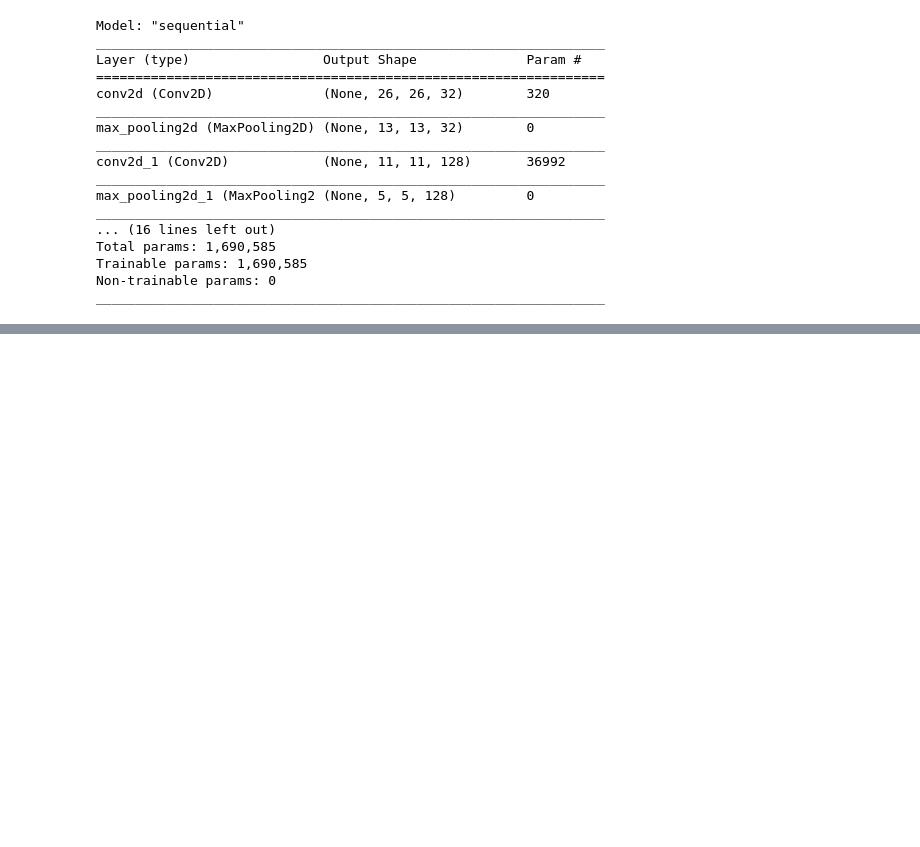
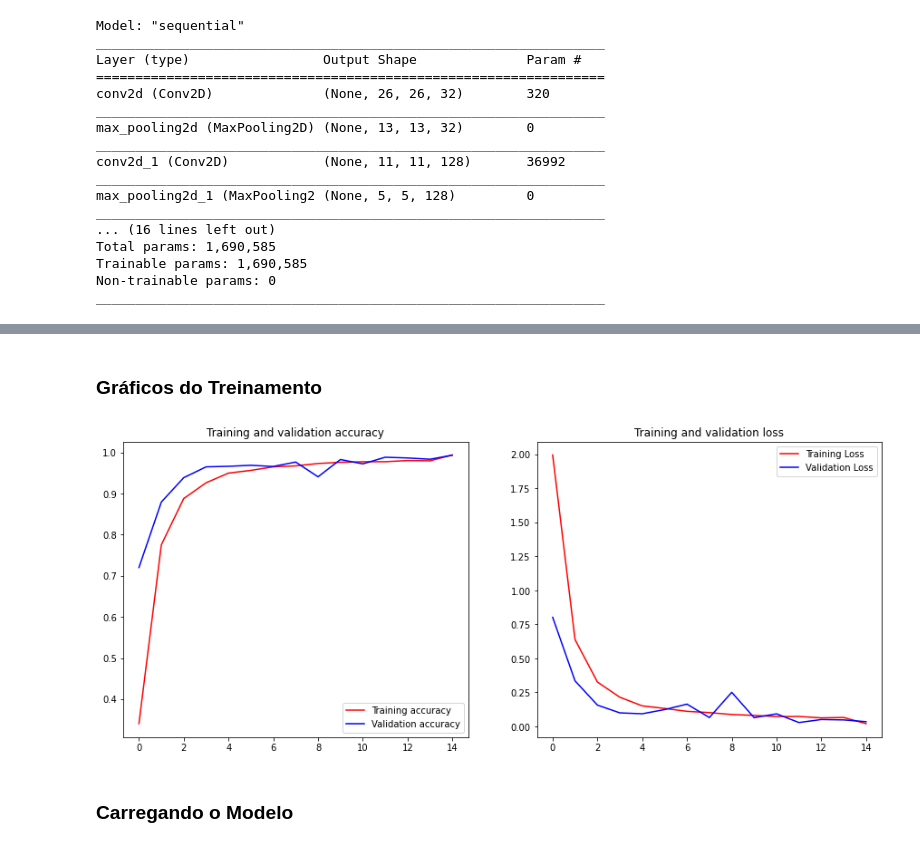
Before and after one commit to DaviSegundo/Sign_Alpha_Detection, a Jupyter notebook: notebook/model_construct.ipynb, the cells around one changed output, grey strips where cells are left out. Drawn from its saved outputs; the diff is of its cells as text; code cells hidden in the pictures; blank space fills up the shorter version.

```diff
--- a/notebook/model_construct.ipynb
+++ b/notebook/model_construct.ipynb
@@ -32,8 +33,8 @@ def get_data(filename):
                 image_data_as_array = np.array_split(temp_image, 28)
                 image.append(image_data_as_array)
                 line_count += 1
-        images = np.array(image).astype('float')
-        labels = np.array(labels).astype('float')
+        images = np.array(image).astype('float32')
+        labels = np.array(labels).astype('float32')
         print(f'Processed {line_count} lines.')
 
     return images, labels
@@ -61,8 +62,8 @@ for i, letter in enumerate(alphabets):
     map_letter[letter] = i
 map_letter = {v:k for k, v in map_letter.items()}
 
-train_labels = pd.Series(train_labels).map(map_letter)
-test_labels = pd.Series(test_labels).map(map_letter)
+train_labels_s = pd.Series(train_labels).map(map_letter)
+test_labels_s = pd.Series(test_labels).map(map_letter)
 # %% [markdown]
 ## Vizualização Geral dos Dados
 # %%
@@ -202,0 +208,27 @@ with open('../models/model.json', 'w') as json_file:
+# %% [markdown]
+### Gráficos do Treinamento
+# %%
+acc = history.history['accuracy']
+val_acc = history.history['val_accuracy']
+loss = history.history['loss']
+val_loss = history.history['val_loss']
+
+epochs = range(len(acc))
+
+fig, axes = plt.subplots(nrows=1, ncols=2, figsize=(15,6))
+
+axes[0].plot(epochs, acc, 'r', label='Training accuracy')
+axes[0].plot(epochs, val_acc, 'b', label='Validation accuracy')
+axes[0].set_title('Training and validation accuracy')
+axes[0].legend()
+
+axes[1].plot(epochs, loss, 'r', label='Training Loss')
+axes[1].plot(epochs, val_loss, 'b', label='Validation Loss')
+axes[1].set_title('Training and validation loss')
+axes[1].legend()
+
+plt.show()
+# %% [output]
+[figure, added]
+# %% [markdown]
+### Carregando o Modelo
```
Also changed, not shown: parts of 20 cells of this notebook, 9 other files.
